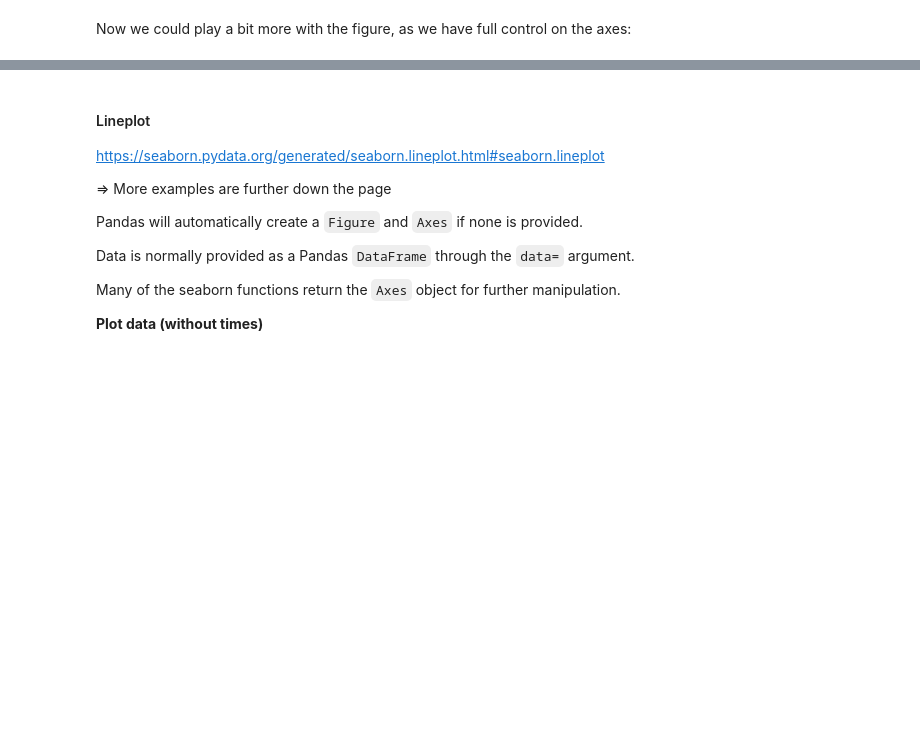
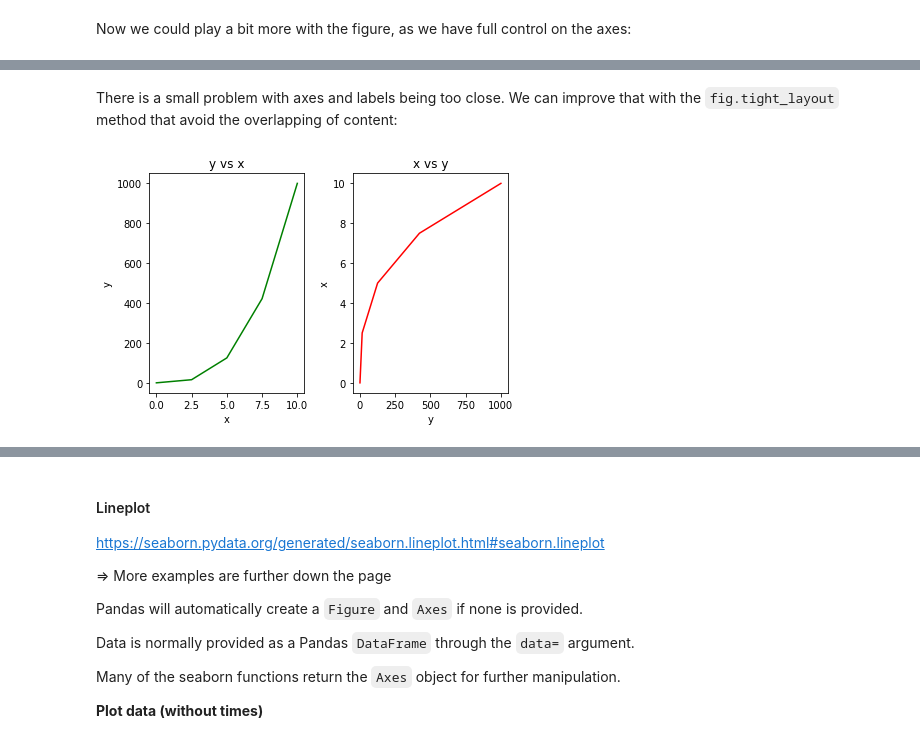
Before and after one commit to torstendahm/seismology_classroom, a Jupyter notebook: Basics of Git and Python/4.0 Matplotlib and Seaborn.ipynb, the cells around one changed output, grey strips where cells are left out. Saved outputs shown, nothing was run; the diff lists cells and outputs as text; code cells hidden in the pictures; blank space fills up the shorter version.

```diff
--- a/Basics of Git and Python/4.0 Matplotlib and Seaborn.ipynb
+++ b/Basics of Git and Python/4.0 Matplotlib and Seaborn.ipynb
@@ -470,0 +129,17 @@ A list of all available plot types: https://seaborn.pydata.org/api.html
+# %% [markdown]
+There is a small problem with axes and labels being too close. We can improve that with the `fig.tight_layout` method that avoid the overlapping of content:
+# %%
+fig, axes = plt.subplots(nrows=1, ncols=2)
+
+axes[0].plot(x,y,'g')
+axes[1].plot(y,x,'r')
+axes[0].set_title('y vs x')
+axes[1].set_title('x vs y')
+axes[0].set_xlabel('x')
+axes[0].set_ylabel('y')
+axes[1].set_xlabel('y')
+axes[1].set_ylabel('x')
+
+fig.tight_layout()
+# %% [output]
+[figure, added]
```
Also changed, not shown: parts of 96 cells of this notebook, 4 other files.
